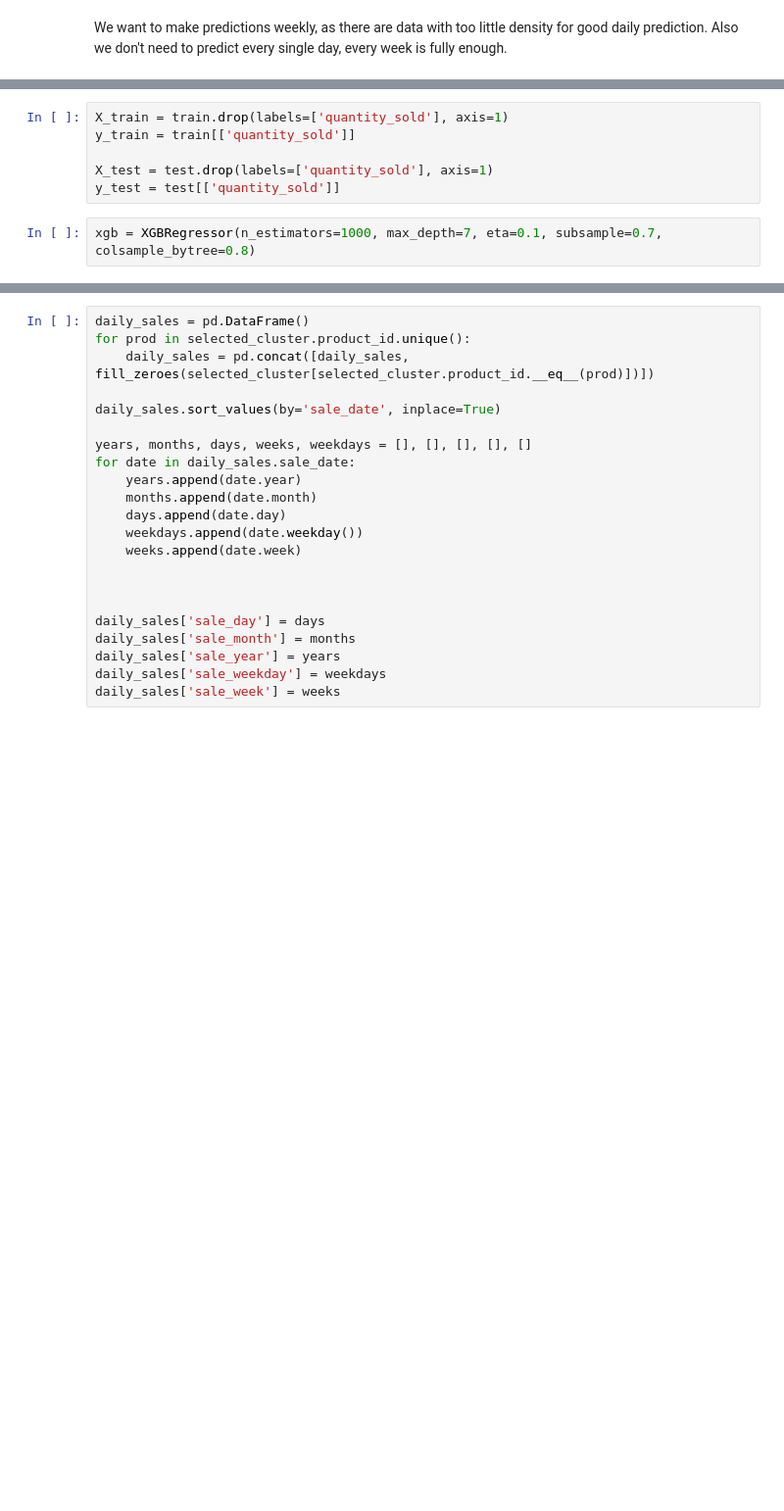
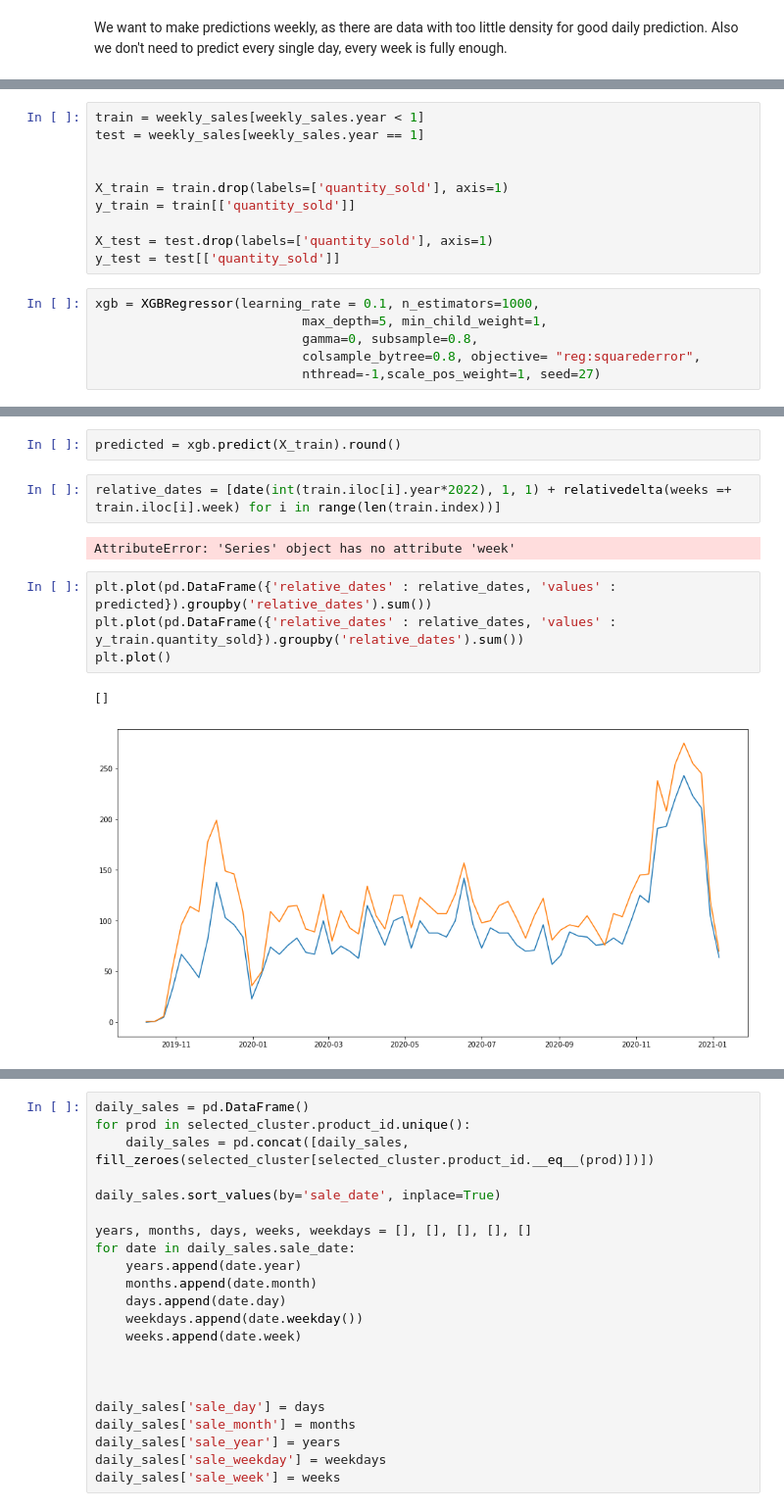
Before and after one commit to xSchon/BP, a Jupyter notebook: Preprocessing.ipynb, the cells around one changed output, grey strips where cells are left out. Shown at 98% size. Cells and saved outputs as stored; diff of their text form; blank space fills up the shorter version.

Commit message:
Add weekly xgb predictions

```diff
--- a/Preprocessing.ipynb
+++ b/Preprocessing.ipynb
@@ -643,8 +622,16 @@ test = weekly_sales[weekly_sales.year == 2022]
 # %%
+train = weekly_sales[weekly_sales.year < 1]
+test = weekly_sales[weekly_sales.year == 1]
+
+
 X_train = train.drop(labels=['quantity_sold'], axis=1)
 y_train = train[['quantity_sold']]
 
 X_test = test.drop(labels=['quantity_sold'], axis=1)
 y_test = test[['quantity_sold']]
 # %%
-xgb = XGBRegressor(n_estimators=1000, max_depth=7, eta=0.1, subsample=0.7, colsample_bytree=0.8)
+xgb = XGBRegressor(learning_rate = 0.1, n_estimators=1000,
+                           max_depth=5, min_child_weight=1,
+                           gamma=0, subsample=0.8,
+                           colsample_bytree=0.8, objective= "reg:squarederror",
+                           nthread=-1,scale_pos_weight=1, seed=27)
@@ -670,0 +651,13 @@ be set to `True`. Invalid columns:year, week
+# %%
+predicted = xgb.predict(X_train).round()
+# %%
+relative_dates = [date(int(train.iloc[i].year*2022), 1, 1) + relativedelta(weeks =+ train.iloc[i].week) for i in range(len(train.index))]
+# %% [output]
+AttributeError: 'Series' object has no attribute 'week'
+# %%
+plt.plot(pd.DataFrame({'relative_dates' : relative_dates, 'values' : predicted}).groupby('relative_dates').sum())
+plt.plot(pd.DataFrame({'relative_dates' : relative_dates, 'values' : y_train.quantity_sold}).groupby('relative_dates').sum())
+plt.plot()
+# %% [output]
+[]
+[figure, added]
```
Also changed, not shown: parts of 24 cells of this notebook.
